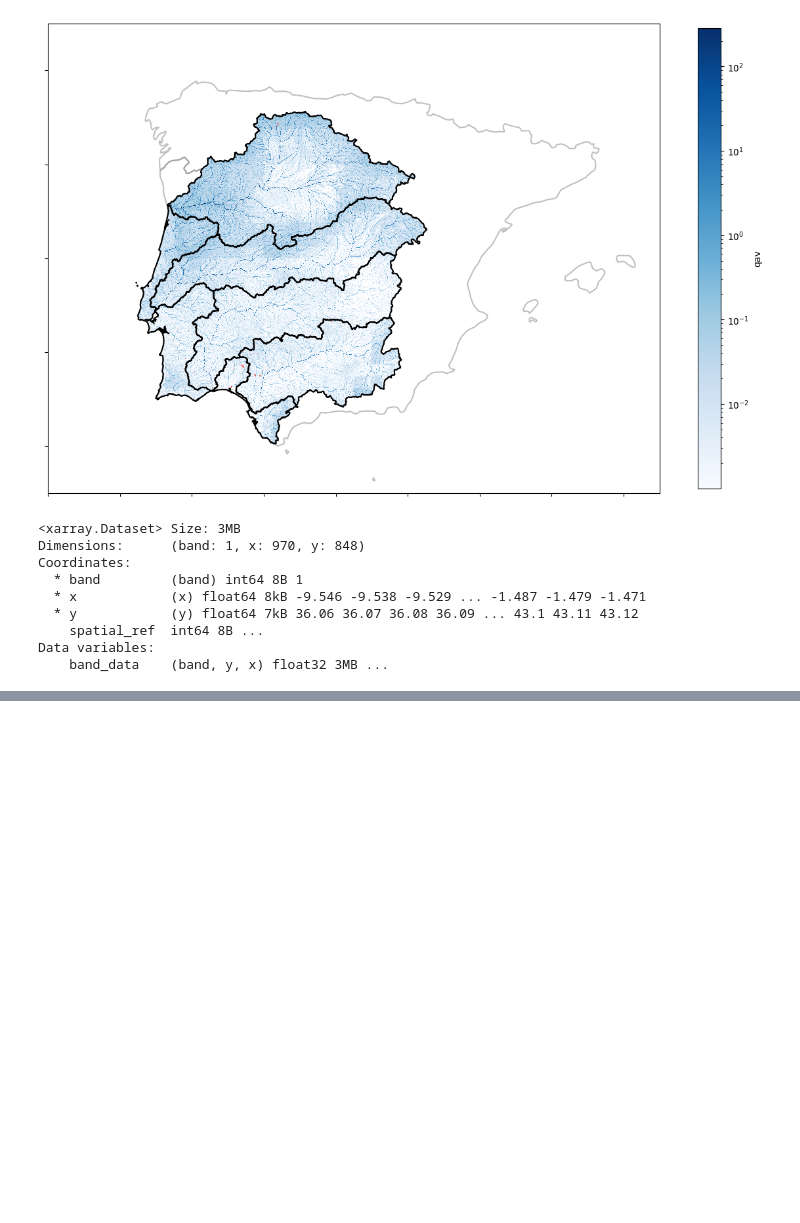
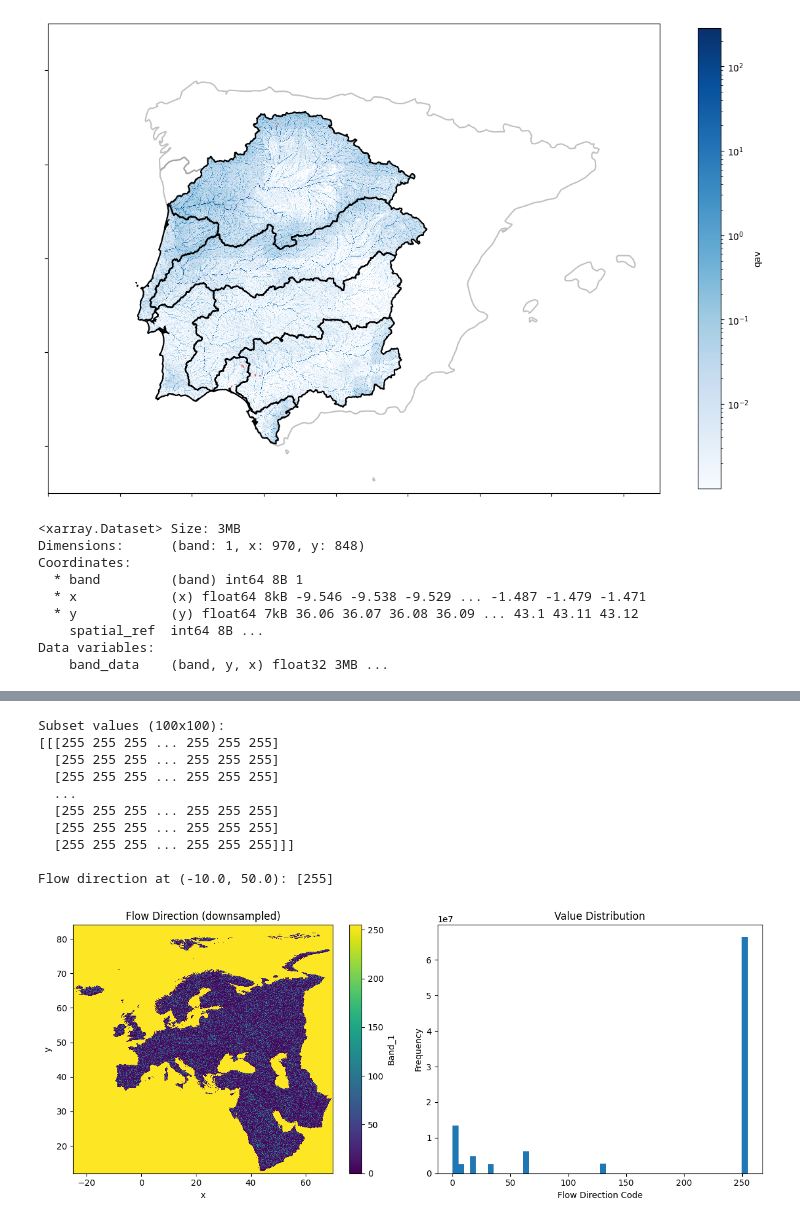
Before and after one commit to lgroenhart/AMDFLOW, a Jupyter notebook: data_exploration.ipynb, the cells around one changed output, grey strips where cells are left out. Cells and saved outputs as stored; diff of their text form; code cells hidden in the pictures; blank space fills up the shorter version.

```diff
--- a/data_exploration.ipynb
+++ b/data_exploration.ipynb
@@ -157,0 +267,4 @@ plt.close()
+# %%
+hydir_eu = rxr.open_rasterio("../data/hyd_eu_dir_30s.tif")
+# %%
+your_dataarray = hydir_eu
@@ -157,0 +307,42 @@ plt.close()
+# %%
+import matplotlib.pyplot as plt
+
+# Method 1: Extract a small geographic region
+# Let's take a 100x100 pixel window somewhere in the middle
+subset = your_dataarray.isel(x=slice(5000, 5100), y=slice(5000, 5100))
+print("Subset values (100x100):")
+print(subset.values)
+
+# Method 2: Look at specific coordinates
+# Check flow direction at a specific lat/lon
+lon, lat = -10.0, 50.0  # Example coordinates
+# Find nearest pixel
+direction_at_point = your_dataarray.sel(x=lon, y=lat, method="nearest")
+print(f"\nFlow direction at ({lon}, {lat}): {direction_at_point.values}")
+
+# Method 3: Create a quick visualization
+fig, axes = plt.subplots(1, 2, figsize=(12, 5))
+
+# Plot the full array (downsampled for speed)
+your_dataarray[::10, ::10].plot(ax=axes[0], cmap='viridis')
+axes[0].set_title('Flow Direction (downsampled)')
+
+# Plot histogram of values
+axes[1].hist(your_dataarray.values.flatten(), bins=50)
+axes[1].set_title('Value Distribution')
+axes[1].set_xlabel('Flow Direction Code')
+axes[1].set_ylabel('Frequency')
+plt.tight_layout()
+plt.show()
+# %% [output]
+Subset values (100x100):
+[[[255 255 255 ... 255 255 255]
+  [255 255 255 ... 255 255 255]
+  [255 255 255 ... 255 255 255]
+  ...
+  [255 255 255 ... 255 255 255]
+  [255 255 255 ... 255 255 255]
+  [255 255 255 ... 255 255 255]]]
+
+Flow direction at (-10.0, 50.0): [255]
+[figure, added]
```
Also changed, not shown: parts of 18 cells of this notebook, 1 other file.
